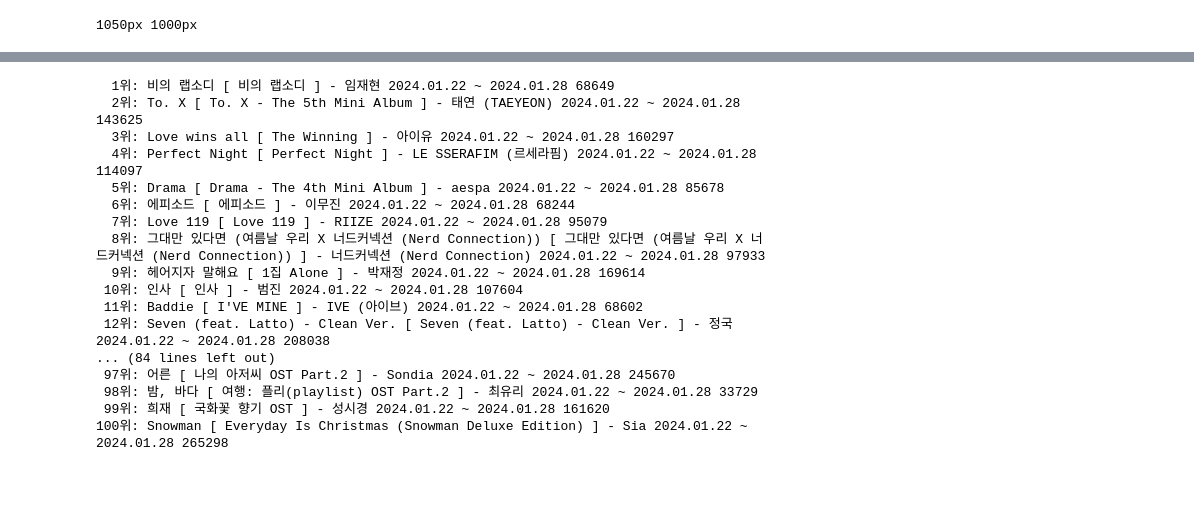
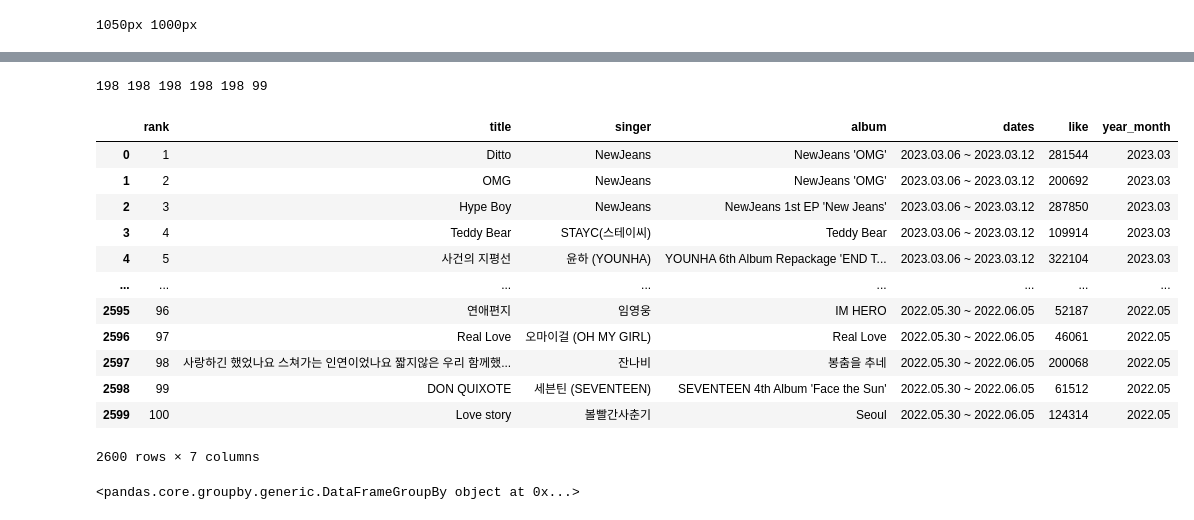
Before and after one commit to zjacom/Seasonal-songs, a Jupyter notebook: web_crawling_youngjun.ipynb, the cells around one changed output, grey strips where cells are left out. Drawn from its saved outputs; the diff is of its cells as text; code cells hidden in the pictures; blank space fills up the shorter version.

```diff
--- a/web_crawling_youngjun.ipynb
+++ b/web_crawling_youngjun.ipynb
@@ -94,12 +94,12 @@ titles = parse.find_all("div", {"class": "ellipsis rank01"})
 singers = parse.find_all("div", {"class": "ellipsis rank02"})
 albums = parse.find_all("div",{"class": "ellipsis rank03"})
 dates = driver.find_element(By.CLASS_NAME,'datelk').text
+likes_elements = parse.find_all("span", {"class": "cnt"})  # 좋아요 수 추출
 
-likes_elements = parse.find_all("span", {"class": "cnt"})  # 좋아요 수 추출
 likes = [element.text.strip() for element in likes_elements]
 
 
-rank = [i for i in range(1,101)]
+rank = [i for i in range(1, len(title) + 1)]
 
 
 for t in titles:
@@ -114,27 +114,18 @@ for l in likes:
     l = (re.sub(r'\D', '', l.replace("총건수", "").strip()))
     like.append(l)
 
-
-for i in range(len(rank)):
-    print('%3d위: %s [ %s ] - %s'%(i+1, title[i], album[i], singer[i]),date[i],like[i])
+rank = [i for i in range(1, len(title) + 1)]
+#for i in range(len(rank)):
+    #print('%s위: %s [ %s ] - %s'%(rank[i], title[i], album[i], singer[i]),date[i],like[i])
+print(len(title),
+        len(singer),
+        len(album),
+        len(like),
+        len(date),
+        len(rank))
+#print(title[-1], album[-1], singer[-1],date[-1],like[-1])
 # %% [output]
-  1위: 비의 랩소디 [ 비의 랩소디 ] - 임재현 2024.01.22 ~ 2024.01.28 68649
-  2위: To. X [ To. X - The 5th Mini Album ] - 태연 (TAEYEON) 2024.01.22 ~ 2024.01.28 143625
-  3위: Love wins all [ The Winning ] - 아이유 2024.01.22 ~ 2024.01.28 160297
-  4위: Perfect Night [ Perfect Night ] - LE SSERAFIM (르세라핌) 2024.01.22 ~ 2024.01.28 114097
-  5위: Drama [ Drama - The 4th Mini Album ] - aespa 2024.01.22 ~ 2024.01.28 85678
-  6위: 에피소드 [ 에피소드 ] - 이무진 2024.01.22 ~ 2024.01.28 68244
-  7위: Love 119 [ Love 119 ] - RIIZE 2024.01.22 ~ 2024.01.28 95079
-  8위: 그대만 있다면 (여름날 우리 X 너드커넥션 (Nerd Connection)) [ 그대만 있다면 (여름날 우리 X 너드커넥션 (Nerd Connection)) ] - 너드커넥션 (Nerd Connection) 2024.01.22 ~ 2024.01.28 97933
-  9위: 헤어지자 말해요 [ 1집 Alone ] - 박재정 2024.01.22 ~ 2024.01.28 169614
- 10위: 인사 [ 인사 ] - 범진 2024.01.22 ~ 2024.01.28 107604
- 11위: Baddie [ I'VE MINE ] - IVE (아이브) 2024.01.22 ~ 2024.01.28 68602
- 12위: Seven (feat. Latto) - Clean Ver. [ Seven (feat. Latto) - Clean Ver. ] - 정국 2024.01.22 ~ 2024.01.28 208038
-... (84 lines left out)
- 97위: 어른 [ 나의 아저씨 OST Part.2 ] - Sondia 2024.01.22 ~ 2024.01.28 245670
- 98위: 밤, 바다 [ 여행: 플리(playlist) OST Part.2 ] - 최유리 2024.01.22 ~ 2024.01.28 33729
- 99위: 희재 [ 국화꽃 향기 OST ] - 성시경 2024.01.22 ~ 2024.01.28 161620
-100위: Snowman [ Everyday Is Christmas (Snowman Deluxe Edition) ] - Sia 2024.01.22 ~ 2024.01.28 265298
+198 198 198 198 198 99
 # %%
 data = {
         'rank' : rank * (len(title) // 100),
@@ -148,3 +139,40 @@ data = {
 
 chart_df = pd.DataFrame(data)
 chart_df.to_csv('melon_chart.csv', index=False, encoding='utf-8-sig')
+# %%
+# 년도별 가장 많이
+
+# Updated 'desired_months' to include January
+desired_months = ["2024.03", "2023.03", "2022.03",
+                "2024.04", "2023.04", "2022.04",
+                "2024.05", "2023.05", "2022.05"]
+
+# 'dates' 열에서 연월 추출
+chart_df['year_month'] = chart_df['dates'].str.extract(r'(\d{4}.\d{2})')
+
+# 원하는 연월에 해당하는 행만 필터링하여 새 데이터프레임 생성
+chart_df_filter = chart_df[chart_df['year_month'].isin(desired_months)].reset_index(drop=True)
+
+
+chart_df_filter
+#chart_df_filter.to_csv('melon_chart_filter_test.csv', index=False, encoding='utf-8-sig')
+
+chart_df_filter['dates'].str.slice(0, 5)
+# %% [output]
+|  | rank | title | singer | album | dates | like | year_month |
+| 0 | 1 | Ditto | NewJeans | NewJeans 'OMG' | 2023.03.06 ~ 2023.03.12 | 281544 | 2023.03 |
+| 1 | 2 | OMG | NewJeans | NewJeans 'OMG' | 2023.03.06 ~ 2023.03.12 | 200692 | 2023.03 |
+| 2 | 3 | Hype Boy | NewJeans | NewJeans 1st EP 'New Jeans' | 2023.03.06 ~ 2023.03.12 | 287850 | 2023.03 |
+| 3 | 4 | Teddy Bear | STAYC(스테이씨) | Teddy Bear | 2023.03.06 ~ 2023.03.12 | 109914 | 2023.03 |
+| 4 | 5 | 사건의 지평선 | 윤하 (YOUNHA) | YOUNHA 6th Album Repackage 'END T... | 2023.03.06 ~ 2023.03.12 | 322104 | 2023.03 |
+| ... | ... | ... | ... | ... | ... | ... | ... |
+| 2595 | 96 | 연애편지 | 임영웅 | IM HERO | 2022.05.30 ~ 2022.06.05 | 52187 | 2022.05 |
+| 2596 | 97 | Real Love | 오마이걸 (OH MY GIRL) | Real Love | 2022.05.30 ~ 2022.06.05 | 46061 | 2022.05 |
+| 2597 | 98 | 사랑하긴 했었나요 스쳐가는 인연이었나요 짧지않은 우리 함께했... | 잔나비 | 봉춤을 추네 | 2022.05.30 ~ 2022.06.05 | 200068 | 2022.05 |
+| 2598 | 99 | DON QUIXOTE | 세븐틴 (SEVENTEEN) | SEVENTEEN 4th Album 'Face the Sun' | 2022.05.30 ~ 2022.06.05 | 61512 | 2022.05 |
+| 2599 | 100 | Love story | 볼빨간사춘기 | Seoul | 2022.05.30 ~ 2022.06.05 | 124314 | 2022.05 |
+2600 rows × 7 columns
+# %%
+chart_df_filter['dates'] = chart_df_filter['dates'].str.slice(0, 4)
+# %% [output]
+<pandas.core.groupby.generic.DataFrameGroupBy object at 0x...>
```
Also changed, not shown: parts of 2 cells of this notebook, 1 other file.
